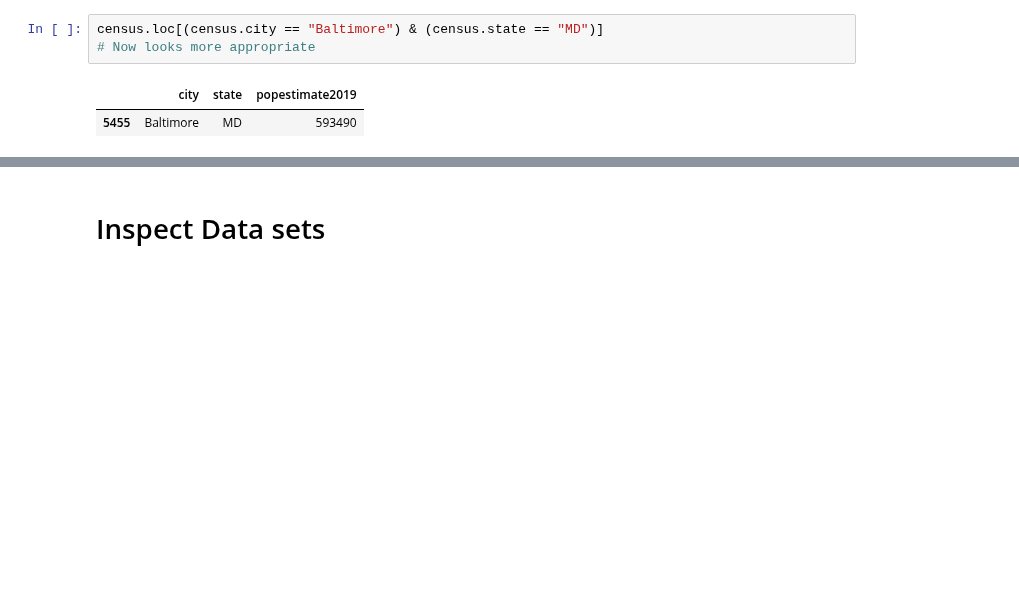
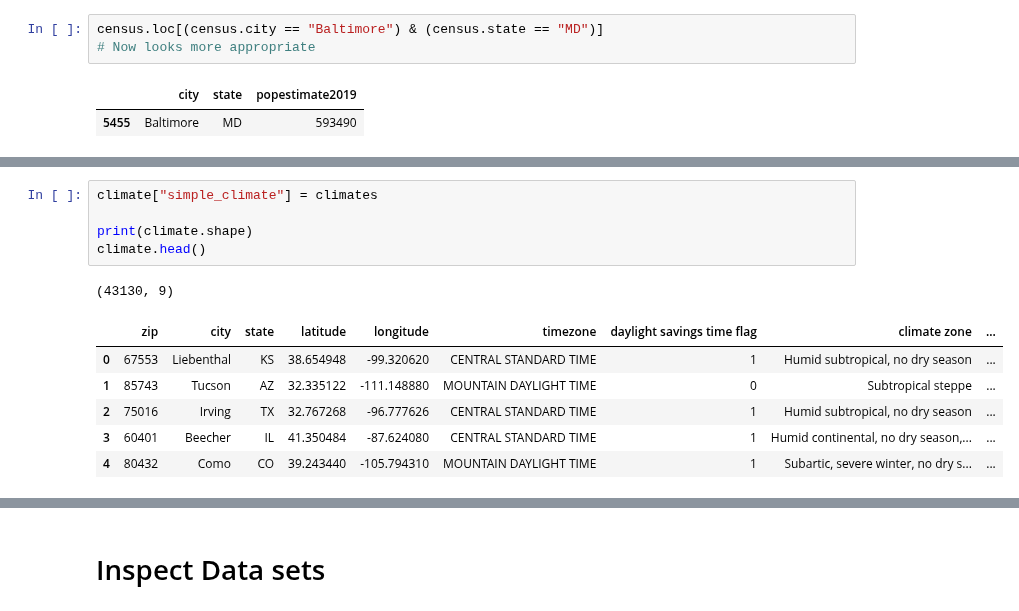
Before and after one commit to BloomTech-Labs/Labs26-Citrics-DS-TeamA, a Jupyter notebook: development/notebooks/static_dev.ipynb, the cells around one changed output, grey strips where cells are left out. Cells and saved outputs as stored; diff of their text form; blank space fills up the shorter version.

```diff
--- a/development/notebooks/static_dev.ipynb
+++ b/development/notebooks/static_dev.ipynb
@@ -221,0 +324,13 @@ census.loc[(census.city == "Baltimore") & (census.state == "MD")]
+# %%
+climate["simple_climate"] = climates
+
+print(climate.shape)
+climate.head()
+# %% [output]
+(43130, 9)
+|  | zip | city | state | latitude | longitude | timezone | daylight savings time flag | climate zone | ... |
+| 0 | 67553 | Liebenthal | KS | 38.654948 | -99.320620 | CENTRAL STANDARD TIME | 1 | Humid subtropical, no dry season | ... |
+| 1 | 85743 | Tucson | AZ | 32.335122 | -111.148880 | MOUNTAIN DAYLIGHT TIME | 0 | Subtropical steppe | ... |
+| 2 | 75016 | Irving | TX | 32.767268 | -96.777626 | CENTRAL STANDARD TIME | 1 | Humid subtropical, no dry season | ... |
+| 3 | 60401 | Beecher | IL | 41.350484 | -87.624080 | CENTRAL STANDARD TIME | 1 | Humid continental, no dry season,... | ... |
+| 4 | 80432 | Como | CO | 39.243440 | -105.794310 | MOUNTAIN DAYLIGHT TIME | 1 | Subartic, severe winter, no dry s... | ... |
```
Also changed, not shown: parts of 22 cells of this notebook.
